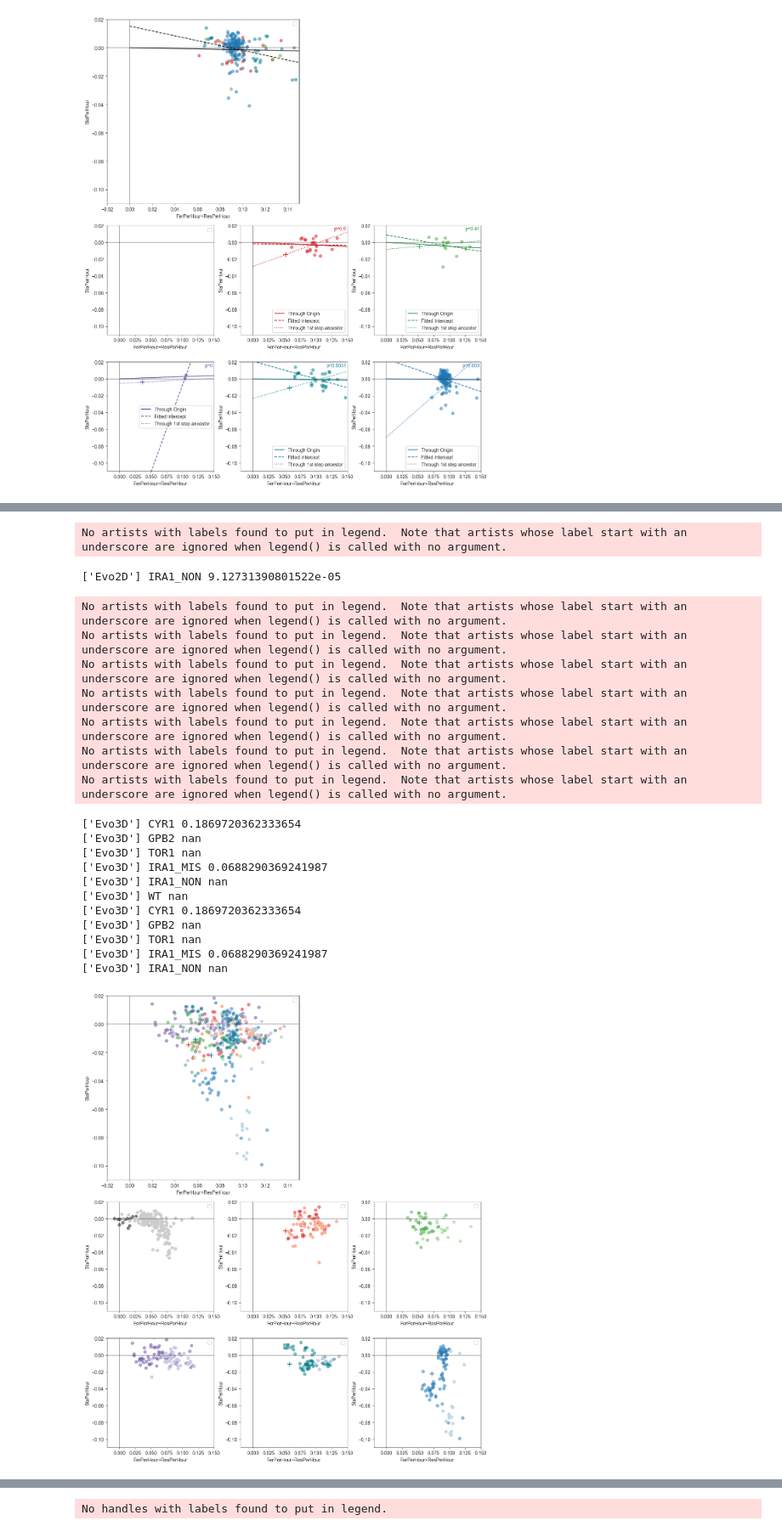
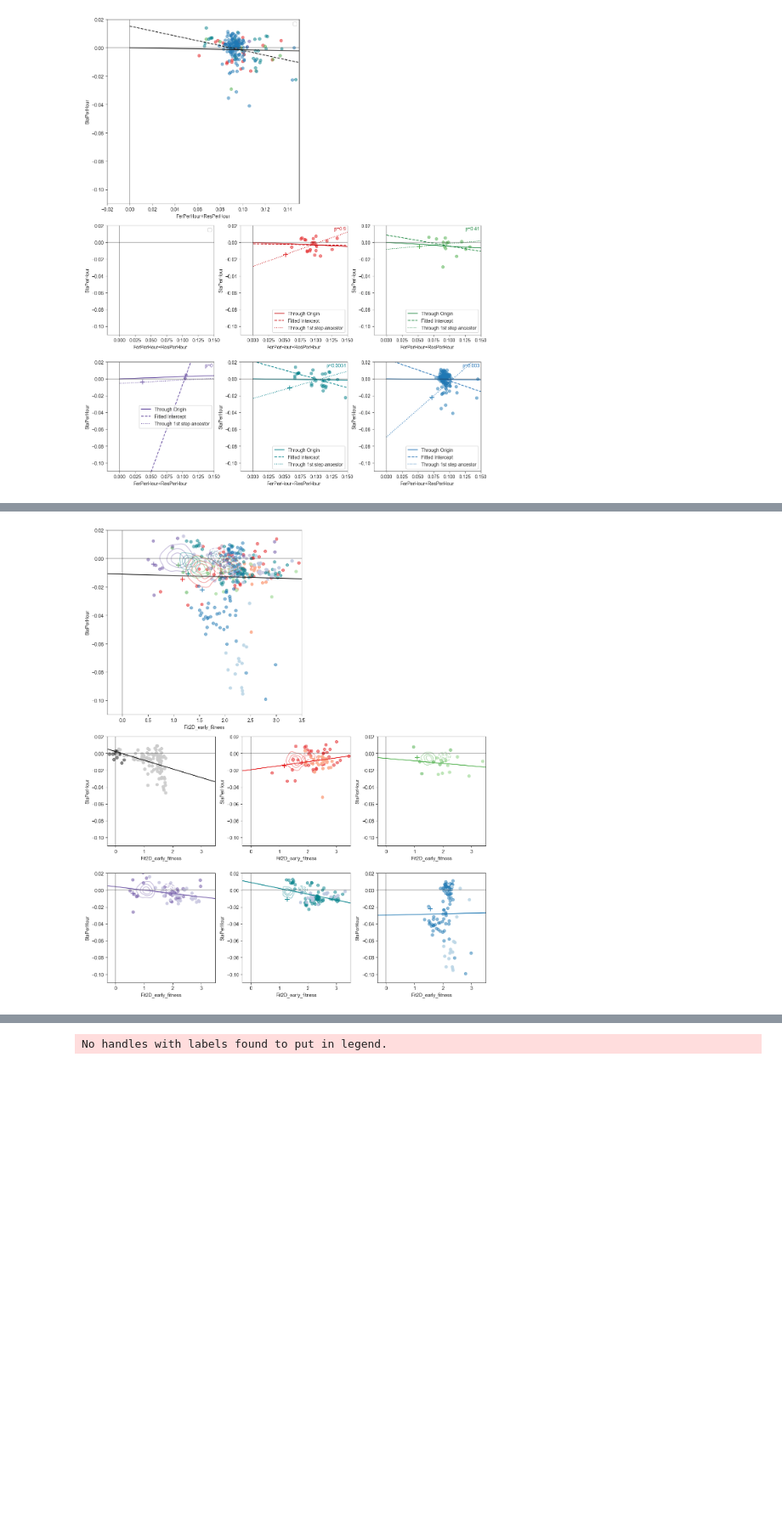
Before and after one commit to grantkinsler/EvolvingFront, a Jupyter notebook: code/analysis/2D fitness vs stationary performance.ipynb, the cells around one changed output, grey strips where cells are left out. Shown at 85% size. Saved outputs shown, nothing was run; the diff lists cells and outputs as text; code cells hidden in the pictures; blank space fills up the shorter version.

```diff
--- a/code/analysis/2D fitness vs stationary performance.ipynb
+++ b/code/analysis/2D fitness vs stationary performance.ipynb
@@ -160,7 +158,7 @@ ydata = 'Fit2D_early_fitness'
 plt.figure(figsize=(12,8))
 for a,ancs in enumerate(ancestor_list):
 
-    i
+#     i
 
     plt.subplot(2,3,a+1)
 
@@ -410,7 +414,7 @@ ancestor_list = [['CYR1','GPB2','TOR1','IRA1_MIS','IRA1_NON'],['WT'],['CYR1'],['
 
 merged_fitness['FerPerHour+ResPerHour'] = merged_fitness['FerPerHour'] + merged_fitness['ResPerHour']
 xdata = 'FerPerHour+ResPerHour'
-# xdata = 'Fit2D_early_fitness'
+xdata = 'Fit2D_early_fitness'
 ydata = 'StaPerHour'
 
 condition1='FerPerHour'
@@ -456,11 +460,32 @@ for evo_cond in evo_cond_list:
             anc_here = this_data[this_data['ancestor']==anc]
 
             if anc != 'WT':
+                this_pure_diploid = this_anc[(this_anc['ancestor']==anc) & (this_anc['class_new']=='pure_diploids')]
+
+                sns.kdeplot(x=this_pure_diploid[xdata].values,y=this_pure_diploid[ydata].values,
+                            color=tools.anc_color_map[anc],alpha=0.4,thresh=0.2,levels=4,linestyles='--')
+
+                this_neutral_haploid = this_anc[(this_anc['ancestor']==anc) & (this_anc['class_new']=='neutral_haploids')]
+
+                sns.kdeplot(x=this_neutral_haploid[xdata].values,y=this_neutral_haploid[ydata].values,
+                            color=tools.anc_color_map[anc],alpha=0.4,thresh=0.2,levels=4)
+
                 background_mutant = merged_fitness[merged_fitness['barcode']==tools.rebarcoding_source_mutants[anc]]
 
                 multiplier = 0
 
-                double_improvers = np.where((anc_here[condition1].values > background_mutant[condition1].values+multiplier*background_mutant[condition1+'_error'].values) &
+                if anc != 'IRA1_NON':
+
+                    c1_mean = np.nanmean(this_neutral_haploid[condition1].values)
+                    c1_error = np.nanstd(this_neutral_haploid[condition1].values)
+                    c2_mean = np.nanmean(this_neutral_haploid[condition2].values)
+                    c2_error = np.nanstd(this_neutral_haploid[condition2].values)
+
+                    double_improvers = np.where((anc_here[condition1].values > c1_mean+multiplier*c1_error) &
+                                            (anc_here[condition2].values > c2_mean+multiplier*c2_error))
+
+                else:
+                    double_improvers = np.where((anc_here[condition1].values > background_mutant[condition1].values+multiplier*background_mutant[condition1+'_error'].values) &
                                             (anc_here[condition2].values > background_mutant[condition2].values+multiplier*background_mutant[condition2+'_error'].values))
 
                 slackers = [ix for ix in range(len(anc_here[condition1].values)) if ix not in double_improvers[0]]
@@ -474,6 +499,9 @@ for evo_cond in evo_cond_list:
 
                 slackers = [ix for ix in range(len(anc_here[condition1].values)) if ix not in double_improvers[0]]
 
+#             print(double_improvers[0],slackers)
+#             print(anc_here[xdata].values[slackers])
+
             plt.scatter(anc_here[xdata].values[slackers],
                         anc_here[ydata].values[slackers],
                         alpha=0.5,color=tools.anc_color_map[anc])
@@ -483,16 +511,37 @@ for evo_cond in evo_cond_list:
                         alpha=0.9,color=tools.anc_evo_cond_color_map[anc]['Evo1D'])
 
             ttest = scipy.stats.ttest_ind(anc_here[ydata].values[double_improvers[0]],anc_here[ydata].values[slackers],equal_var=False)
-            print(evo_cond,anc,ttest.pvalue)
+            print('Double Improvers Different',evo_cond,anc,ttest.pvalue)
+
+            if len(ancs) < 2:
+                if len(anc_here[xdata].values) > 0:
+                    reg = scipy.stats.linregress(x=anc_here[xdata].values
+                                                    ,y=anc_here[ydata].values)
+
+                    xs = np.linspace(tools.lims[xdata][0],tools.lims[xdata][1],100)
+                    plt.plot(xs,reg.intercept+reg.slope*xs,color=tools.anc_color_map[anc])
+                    print('slope non-zero',evo_cond,anc,reg.slope,reg.pvalue)
+
+        if len(ancs) > 1:
+
+            anc_here = this_data[this_data['ancestor'].isin(ancs)]
+            print('All Second Steps')
+            reg = scipy.stats.linregress(x=anc_here[xdata].values
+                                            ,y=anc_here[ydata].values)
+
+            xs = np.linspace(tools.lims[xdata][0],tools.lims[xdata][1],100)
+            plt.plot(xs,reg.intercept+reg.slope*xs,color='k')
+            print('All Second Steps','slope non-zero',ancs,len(anc_here),reg.slope,reg.pvalue)
 
 
 
-        plt.xlim(-0.02,0.15)
+
+        plt.xlim(tools.lims[xdata][0],tools.lims[xdata][1])
         plt.ylim(tools.lims[ydata][0],tools.lims[ydata][1])
 
         plt.xlabel(xdata)
         plt.ylabel(ydata)
-        plt.legend()
+#         plt.legend()
 
         plt.axhline(0,color='k',alpha=0.4)
         plt.axvline(0,color='k',alpha=0.4)
@@ -521,21 +579 @@ No artists with labels found to put in legend.  Note that artists whose label st
-No artists with labels found to put in legend.  Note that artists whose label start with an underscore are ignored when legend() is called with no argument.
-['Evo2D'] IRA1_NON 9.12731390801522e-05
-No artists with labels found to put in legend.  Note that artists whose label start with an underscore are ignored when legend() is called with no argument.
-No artists with labels found to put in legend.  Note that artists whose label start with an underscore are ignored when legend() is called with no argument.
-No artists with labels found to put in legend.  Note that artists whose label start with an underscore are ignored when legend() is called with no argument.
-No artists with labels found to put in legend.  Note that artists whose label start with an underscore are ignored when legend() is called with no argument.
-No artists with labels found to put in legend.  Note that artists whose label start with an underscore are ignored when legend() is called with no argument.
-No artists with labels found to put in legend.  Note that artists whose label start with an underscore are ignored when legend() is called with no argument.
-No artists with labels found to put in legend.  Note that artists whose label start with an underscore are ignored when legend() is called with no argument.
-['Evo3D'] CYR1 0.1869720362333654
-['Evo3D'] GPB2 nan
-['Evo3D'] TOR1 nan
-['Evo3D'] IRA1_MIS 0.0688290369241987
-['Evo3D'] IRA1_NON nan
-['Evo3D'] WT nan
-['Evo3D'] CYR1 0.1869720362333654
-['Evo3D'] GPB2 nan
-['Evo3D'] TOR1 nan
-['Evo3D'] IRA1_MIS 0.0688290369241987
-['Evo3D'] IRA1_NON nan
-[figure, old version]
+[figure, new version]
```
Also changed, not shown: parts of 7 cells of this notebook, 5 other files.
